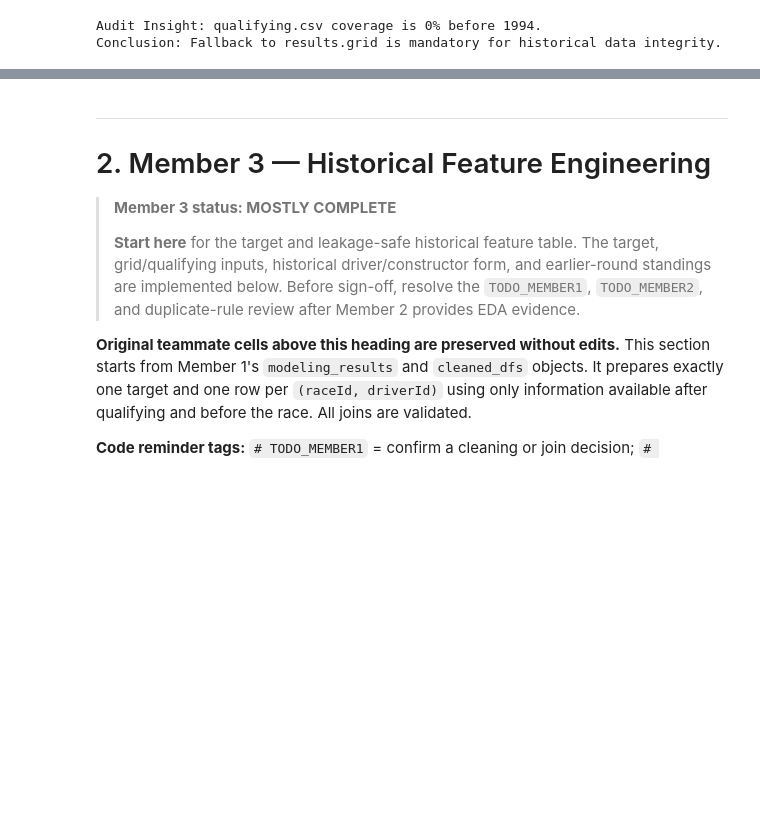
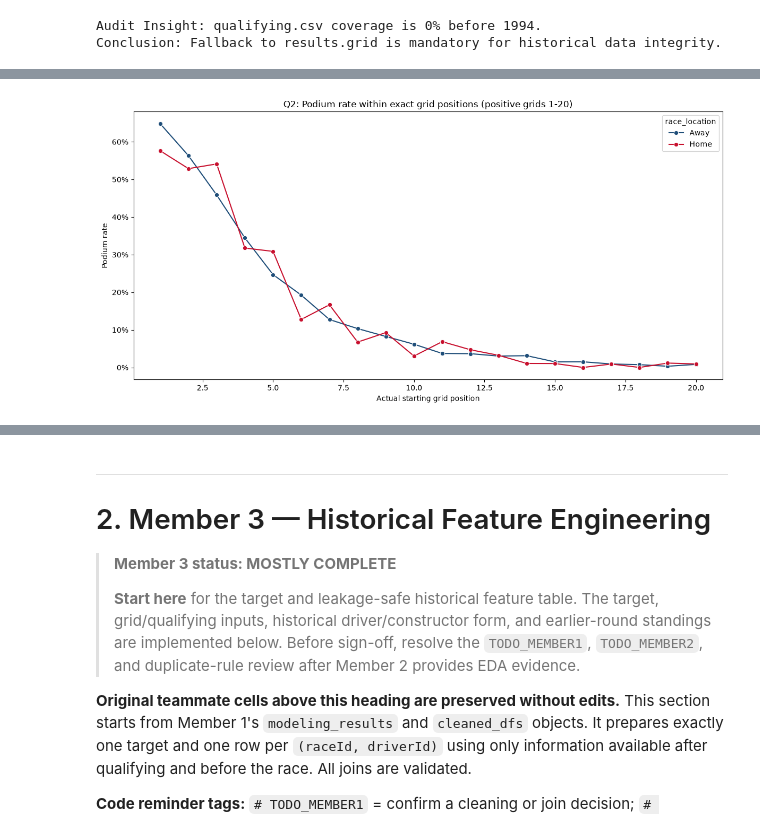
Before and after one commit to BaheyH/ML_F1_ACL2, a Jupyter notebook: Notebooks/F1_Combined_Members_1_to_4.ipynb, the cells around one changed output, grey strips where cells are left out. Cells and saved outputs as stored; diff of their text form; code cells hidden in the pictures; blank space fills up the shorter version.

```diff
--- a/Notebooks/F1_Combined_Members_1_to_4.ipynb
+++ b/Notebooks/F1_Combined_Members_1_to_4.ipynb
@@ -826,0 +928,94 @@ For each question, state the tables and join keys, analysis grain, missingness/e
+# %%
+# Q2: home-race podium association after controlling for exact actual grid position
+NATIONALITY_TO_HOME_KEYS = {
+    'American': {'usa'}, 'American-Italian': {'usa', 'italy'}, 'Argentine': {'argentina'},
+    'Argentine-Italian': {'argentina', 'italy'}, 'Argentinian': {'argentina'}, 'Australian': {'australia'},
+    'Austrian': {'austria'}, 'Belgian': {'belgium'}, 'Brazilian': {'brazil'}, 'British': {'uk'},
+    'Canadian': {'canada'}, 'Chilean': {'chile'}, 'Chinese': {'china'}, 'Colombian': {'colombia'},
+    'Czech': {'czech republic'}, 'Danish': {'denmark'}, 'Dutch': {'netherlands'},
+    'East German': {'east germany'}, 'Finnish': {'finland'}, 'French': {'france'}, 'German': {'germany'},
+    'Hungarian': {'hungary'}, 'Indian': {'india'}, 'Indonesian': {'indonesia'}, 'Irish': {'ireland'},
+    'Italian': {'italy'}, 'Japanese': {'japan'}, 'Liechtensteiner': {'liechtenstein'},
+    'Malaysian': {'malaysia'}, 'Mexican': {'mexico'}, 'Monegasque': {'monaco'},
+    'New Zealander': {'new zealand'}, 'Polish': {'poland'}, 'Portuguese': {'portugal'},
+    'Rhodesian': {'rhodesia'}, 'Russian': {'russia'}, 'South African': {'south africa'},
+    'Spanish': {'spain'}, 'Swedish': {'sweden'}, 'Swiss': {'switzerland'}, 'Thai': {'thailand'},
+    'Uruguayan': {'uruguay'}, 'Venezuelan': {'venezuela'},
+}
+CIRCUIT_COUNTRY_TO_KEY = {'USA': 'usa', 'United States': 'usa', 'UK': 'uk', 'UAE': 'united arab emirates'}
+
+q2 = (modeling_results
+      .merge(cleaned_dfs['races'][['raceId', 'circuitId', 'year']], on='raceId', how='left', validate='many_to_one')
+      .merge(cleaned_dfs['circuits'][['circuitId', 'country']], on='circuitId', how='left', validate='many_to_one')
+      .merge(cleaned_dfs['drivers'][['driverId', 'nationality']], on='driverId', how='left', validate='many_to_one'))
+assert not q2.duplicated(['raceId', 'driverId']).any()
+q2['grid'] = pd.to_numeric(q2['grid'], errors='coerce')
+q2['podium'] = (pd.to_numeric(q2['positionOrder'], errors='raise') <= 3).astype(int)
+q2['nationality_clean'] = q2['nationality'].astype('string').str.strip()
+q2['circuit_country_key'] = q2['country'].map(CIRCUIT_COUNTRY_TO_KEY).fillna(
+    q2['country'].astype('string').str.strip().str.lower()
+)
+q2['home_country_keys'] = q2['nationality_clean'].map(NATIONALITY_TO_HOME_KEYS)
+q2['nationality_mapped'] = q2['home_country_keys'].notna()
+q2['is_home'] = q2.apply(
+    lambda row: row['circuit_country_key'] in row['home_country_keys'] if row['nationality_mapped'] else np.nan, axis=1
+)
+
+q2_controlled = q2.loc[q2['nationality_mapped'] & q2['grid'].gt(0)].copy()
+q2_controlled['grid'] = q2_controlled['grid'].astype(int)
+q2_grid_summary = (q2_controlled.groupby(['grid', 'is_home'], as_index=False)
+                   .agg(starts=('podium', 'size'), podiums=('podium', 'sum')))
+q2_grid_summary['podium_rate'] = q2_grid_summary['podiums'] / q2_grid_summary['starts']
+q2_strata = q2_grid_summary.pivot(index='grid', columns='is_home', values=['starts', 'podium_rate'])
+q2_strata.columns = [f"{metric}_{'home' if flag else 'away'}" for metric, flag in q2_strata.columns]
+q2_strata = q2_strata.dropna(subset=['starts_home', 'starts_away', 'podium_rate_home', 'podium_rate_away']).copy()
+q2_strata['starts_total'] = q2_strata['starts_home'] + q2_strata['starts_away']
+q2_strata['weight'] = q2_strata['starts_total'] / q2_strata['starts_total'].sum()
+q2_strata['home_minus_away'] = q2_strata['podium_rate_home'] - q2_strata['podium_rate_away']
+observed_home_advantage = (q2_strata['weight'] * q2_strata['home_minus_away']).sum()
+
+# Permute home/away labels only within a grid stratum; grid and podium outcomes never move.
+rng = np.random.default_rng(2026)
+grid_codes, grid_levels = pd.factorize(q2_controlled['grid'], sort=True)
+podium_values = q2_controlled['podium'].to_numpy(dtype=float)
+home_values = q2_controlled['is_home'].to_numpy(dtype=int)
+eligible_grid_codes = np.flatnonzero(grid_levels.isin(q2_strata.index))
+eligible_weights = q2_strata.reindex(grid_levels[eligible_grid_codes])['weight'].to_numpy()
+grid_positions = [np.flatnonzero(grid_codes == code) for code in range(len(grid_levels))]
+N_PERMUTATIONS = 2_000
+permuted_differences = np.empty(N_PERMUTATIONS)
+for iteration in range(N_PERMUTATIONS):
+    shuffled_home = home_values.copy()
+    for positions in grid_positions:
+        shuffled_home[positions] = rng.permutation(shuffled_home[positions])
+    home_starts = np.bincount(grid_codes, weights=shuffled_home, minlength=len(grid_levels))
+    home_podiums = np.bincount(grid_codes, weights=podium_values * shuffled_home, minlength=len(grid_levels))
+    total_starts = np.bincount(grid_codes, minlength=len(grid_levels))
+    total_podiums = np.bincount(grid_codes, weights=podium_values, minlength=len(grid_levels))
+    away_starts = total_starts - home_starts
+    away_podiums = total_podiums - home_podiums
+    home_rates = home_podiums[eligible_grid_codes] / home_starts[eligible_grid_codes]
+    away_rates = away_podiums[eligible_grid_codes] / away_starts[eligible_grid_codes]
+    permuted_differences[iteration] = np.sum(eligible_weights * (home_rates - away_rates))
+permutation_p_value = (1 + np.count_nonzero(np.abs(permuted_differences) >= abs(observed_home_advantage))) / (N_PERMUTATIONS + 1)
+
+unmapped_nationalities = sorted(q2.loc[~q2['nationality_mapped'], 'nationality_clean'].dropna().unique())
+print(f'Q2 grain before exclusions: {len(q2):,} unique driver-race rows.')
+print(f'Excluded {int((q2.grid.eq(0)).sum()):,} grid==0 rows and {int((~q2.nationality_mapped).sum()):,} rows with an unmapped nationality.')
+print(f'Grid-controlled sample: {len(q2_controlled):,} rows; {int(q2_controlled.is_home.sum()):,} home-race entries.')
+print(f'Standardized home minus away podium rate: {observed_home_advantage:+.2%}; within-grid permutation p-value: {permutation_p_value:.4f}.')
+print('Unmapped nationalities:', unmapped_nationalities if unmapped_nationalities else 'none')
+display(q2_strata.reset_index()[['grid', 'starts_home', 'starts_away', 'podium_rate_home', 'podium_rate_away', 'home_minus_away']])
+
+q2_plot = q2_grid_summary.loc[q2_grid_summary['grid'].isin(q2_strata.index) & q2_grid_summary['grid'].le(20)].copy()
+q2_plot['race_location'] = np.where(q2_plot['is_home'], 'Home', 'Away')
+plt.figure(figsize=(12, 6))
+sns.lineplot(data=q2_plot, x='grid', y='podium_rate', hue='race_location', marker='o', palette={'Home': '#c8102e', 'Away': '#1f4e79'})
+plt.gca().yaxis.set_major_formatter(plt.matplotlib.ticker.PercentFormatter(1))
+plt.title('Q2: Podium rate within exact grid positions (positive grids 1-20)')
+plt.xlabel('Actual starting grid position')
+plt.ylabel('Podium rate')
+plt.tight_layout()
+plt.show()
+print('Interpretation: this is an adjusted association, not evidence that racing at home causes a podium finish.')
+# %% [output]
@@ -826,0 +1044 @@ For each question, state the tables and join keys, analysis grain, missingness/e
+[figure, added]
```
Also changed, not shown: parts of 24 cells of this notebook.
